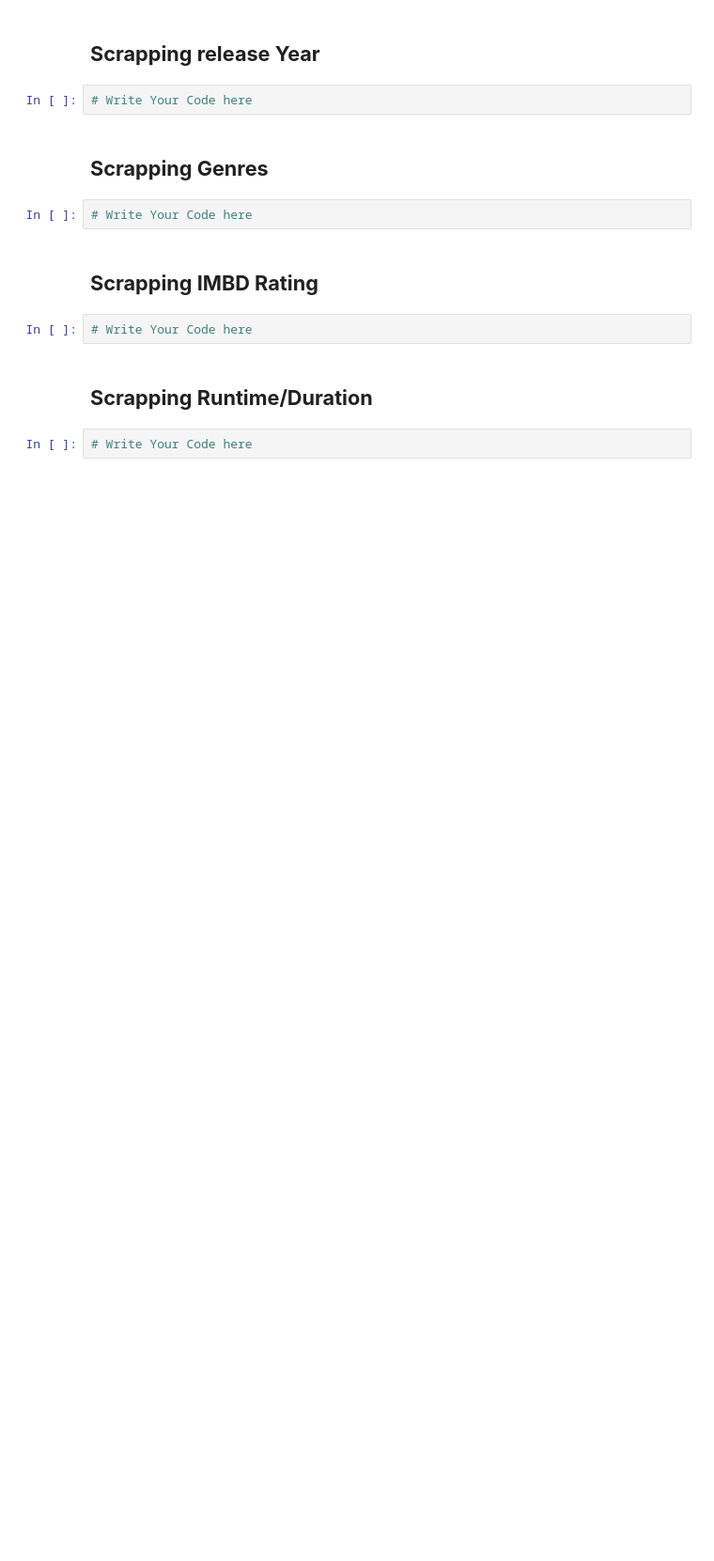
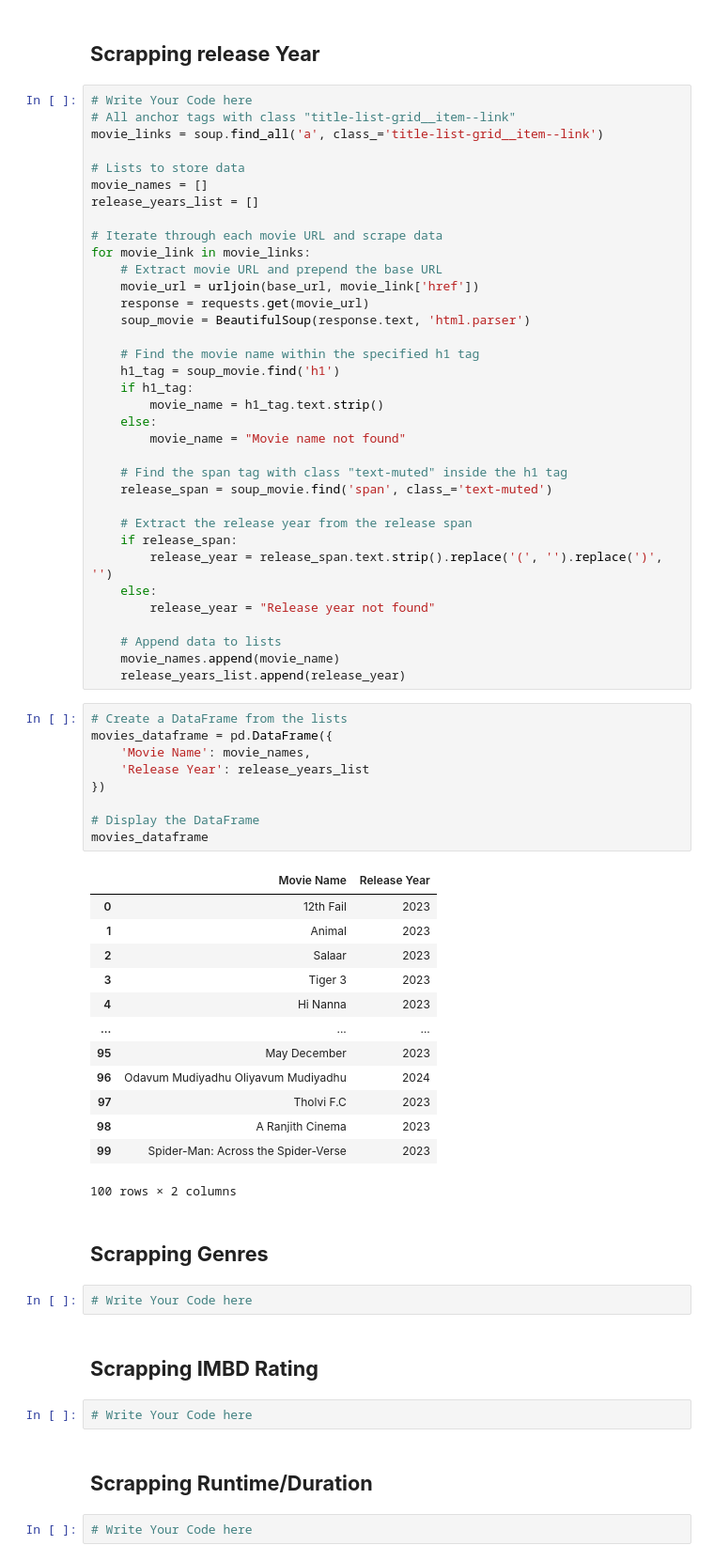
Before and after one commit to Amrit007-droid/Web-Scraping, a Jupyter notebook: Numerical_Programming_in_Python_Web_Scraping.ipynb, the cells around one changed output. Shown at 94% size. Drawn from its saved outputs; the diff is of its cells as text; blank space fills up the shorter version.

```diff
--- a/Numerical_Programming_in_Python_Web_Scraping.ipynb
+++ b/Numerical_Programming_in_Python_Web_Scraping.ipynb
@@ -221,7 +257,63 @@ movies_dataframe
 # %% [markdown]
 ## **Scrapping release Year**
-# %%
-# Write Your Code here
+# %%
+# Write Your Code here
+# All anchor tags with class "title-list-grid__item--link"
+movie_links = soup.find_all('a', class_='title-list-grid__item--link')
+
+# Lists to store data
+movie_names = []
+release_years_list = []
+
+# Iterate through each movie URL and scrape data
+for movie_link in movie_links:
+    # Extract movie URL and prepend the base URL
+    movie_url = urljoin(base_url, movie_link['href'])
+    response = requests.get(movie_url)
+    soup_movie = BeautifulSoup(response.text, 'html.parser')
+
+    # Find the movie name within the specified h1 tag
+    h1_tag = soup_movie.find('h1')
+    if h1_tag:
+        movie_name = h1_tag.text.strip()
+    else:
+        movie_name = "Movie name not found"
+
+    # Find the span tag with class "text-muted" inside the h1 tag
+    release_span = soup_movie.find('span', class_='text-muted')
+
+    # Extract the release year from the release span
+    if release_span:
+        release_year = release_span.text.strip().replace('(', '').replace(')', '')
+    else:
+        release_year = "Release year not found"
+
+    # Append data to lists
+    movie_names.append(movie_name)
+    release_years_list.append(release_year)
+# %%
+# Create a DataFrame from the lists
+movies_dataframe = pd.DataFrame({
+    'Movie Name': movie_names,
+    'Release Year': release_years_list
+})
+
+# Display the DataFrame
+movies_dataframe
+# %% [output]
+|  | Movie Name | Release Year |
+| 0 | 12th Fail | 2023 |
+| 1 | Animal | 2023 |
+| 2 | Salaar | 2023 |
+| 3 | Tiger 3 | 2023 |
+| 4 | Hi Nanna | 2023 |
+| ... | ... | ... |
+| 95 | May December | 2023 |
+| 96 | Odavum Mudiyadhu Oliyavum Mudiyadhu | 2024 |
+| 97 | Tholvi F.C | 2023 |
+| 98 | A Ranjith Cinema | 2023 |
+| 99 | Spider-Man: Across the Spider-Verse | 2023 |
+100 rows × 2 columns
 # %% [markdown]
 ## **Scrapping Genres**
 # %%
```
Also changed, not shown: parts of 2 cells of this notebook.
